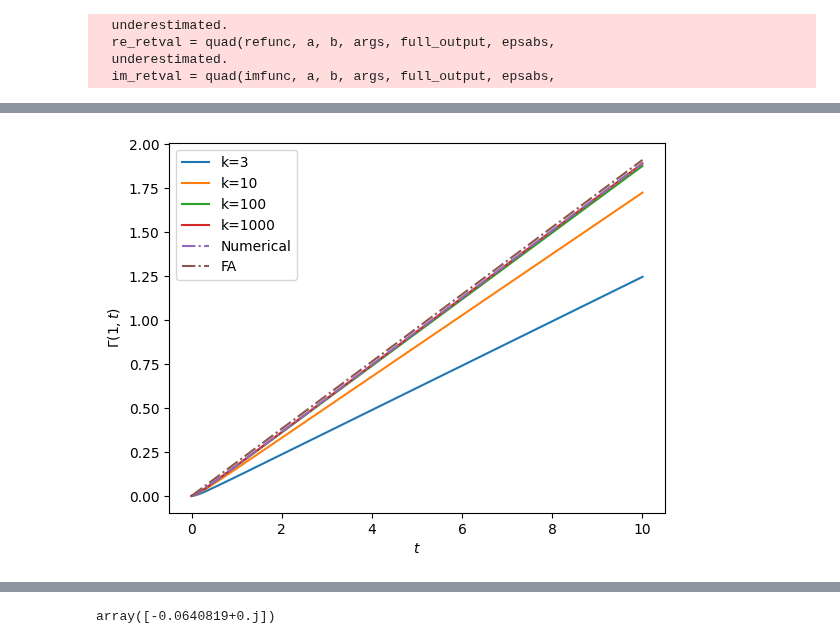
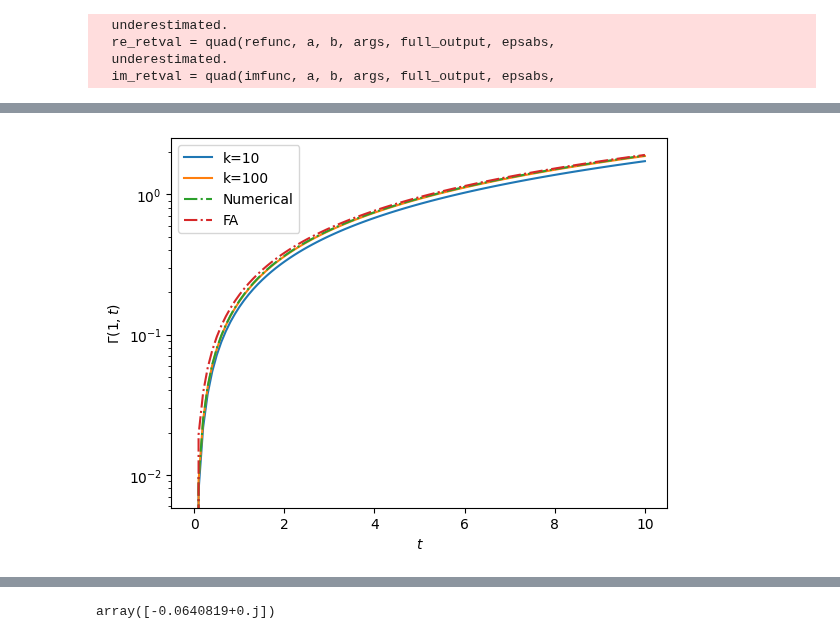
Before and after one commit to mcditoos/NonMarkovianMethods, a Jupyter notebook: nmm/cumulant/testing.ipynb, the cells around one changed output, grey strips where cells are left out. Saved outputs shown, nothing was run; the diff lists cells and outputs as text; code cells hidden in the pictures.

```diff
--- a/nmm/cumulant/testing.ipynb
+++ b/nmm/cumulant/testing.ipynb
@@ -108,14 +138,15 @@ import matplotlib.pyplot as plt
 # %%
-plt.plot(t,matsubara3,label="k=3")
+#plt.plot(t,matsubara3,label="k=3")
 plt.plot(t,matsubara10,label="k=10")
 plt.plot(t,matsubara100,label="k=100")
-plt.plot(t,matsubara1000,label="k=1000")
+#plt.plot(t,matsubara1000,label="k=1000")
 plt.plot(t,integrating,'-.',label="Numerical")
 plt.plot(t,fa,'-.',label="FA")
 plt.ylabel(rf"$\Gamma(1,t)$")
 plt.xlabel(rf"$t$")
+plt.yscale("log")
 plt.legend()
 plt.show()
 # %% [output]
-[figure, old version]
+[figure, new version]
 # %%
```
Also changed, not shown: parts of 5 cells of this notebook.
